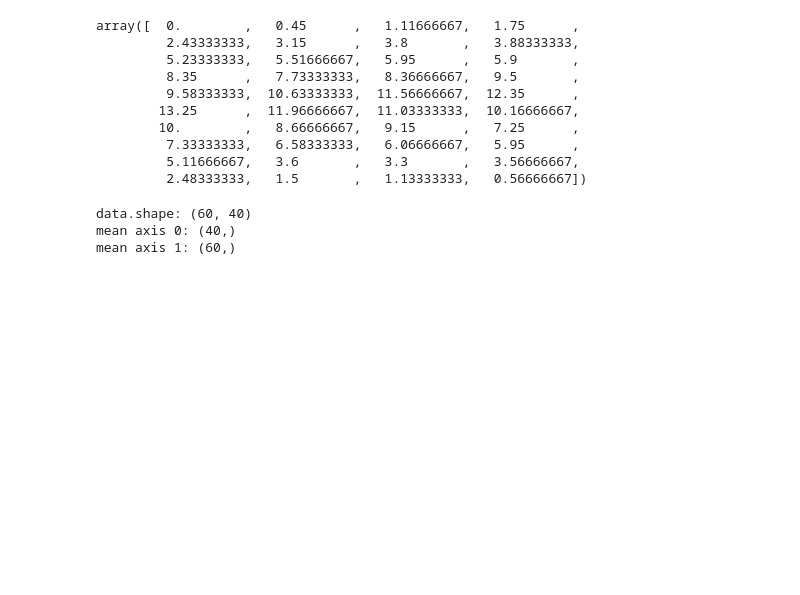
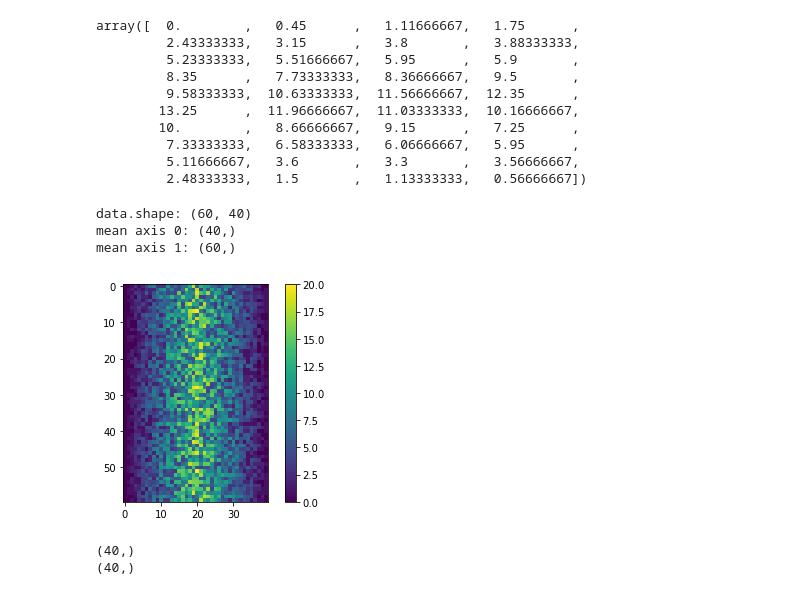
Before and after one commit to eugriner/python-novice-inflammation, a Jupyter notebook: data/Lesson1.ipynb, the cells around one changed output. Drawn from its saved outputs; the diff is of its cells as text; code cells hidden in the pictures; blank space fills up the shorter version.

Commit message:
ADD - Plot

```diff
--- a/data/Lesson1.ipynb
+++ b/data/Lesson1.ipynb
@@ -285,3 +285,10 @@ print('mean axis 1:', mean_axis1.shape)
 data.shape: (60, 40)
 mean axis 0: (40,)
 mean axis 1: (60,)
+# %%
+import matplotlib.pyplot
+matplotlib.pyplot.imshow(data)
+matplotlib.pyplot.colorbar()
+matplotlib.pyplot.show()
+# %% [output]
+[figure, added]
@@ -287,0 +297,8 @@ mean axis 1: (60,)
+# %%
+ave_inflammation = numpy.mean(data, axis=0)
+print(ave_inflammation.shape)
+ave_inflammation = data.mean(axis=0)
+print(ave_inflammation.shape)
+# %% [output]
+(40,)
+(40,)
```
Also changed, not shown: parts of 7 cells of this notebook, 3 other files.
